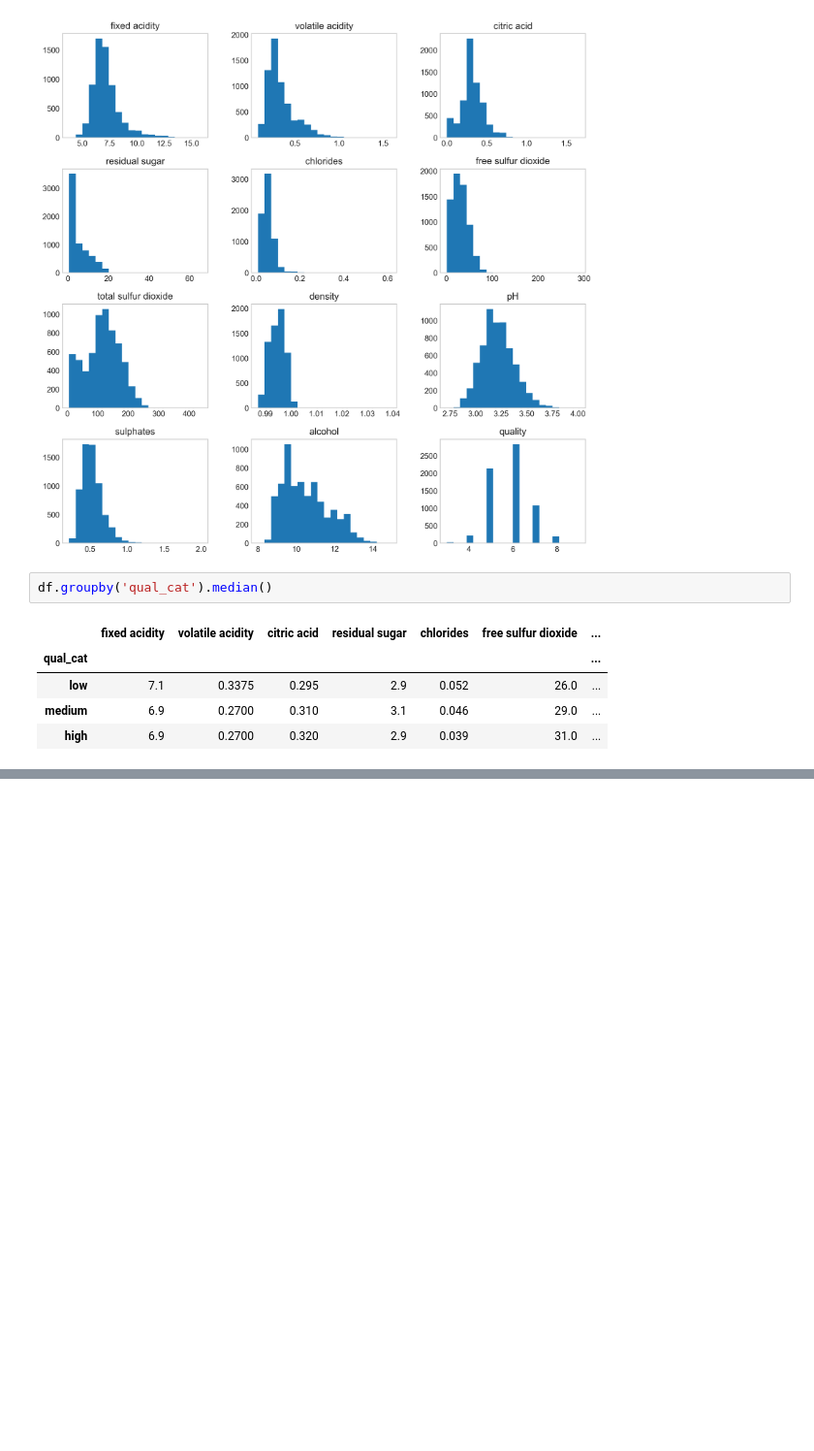
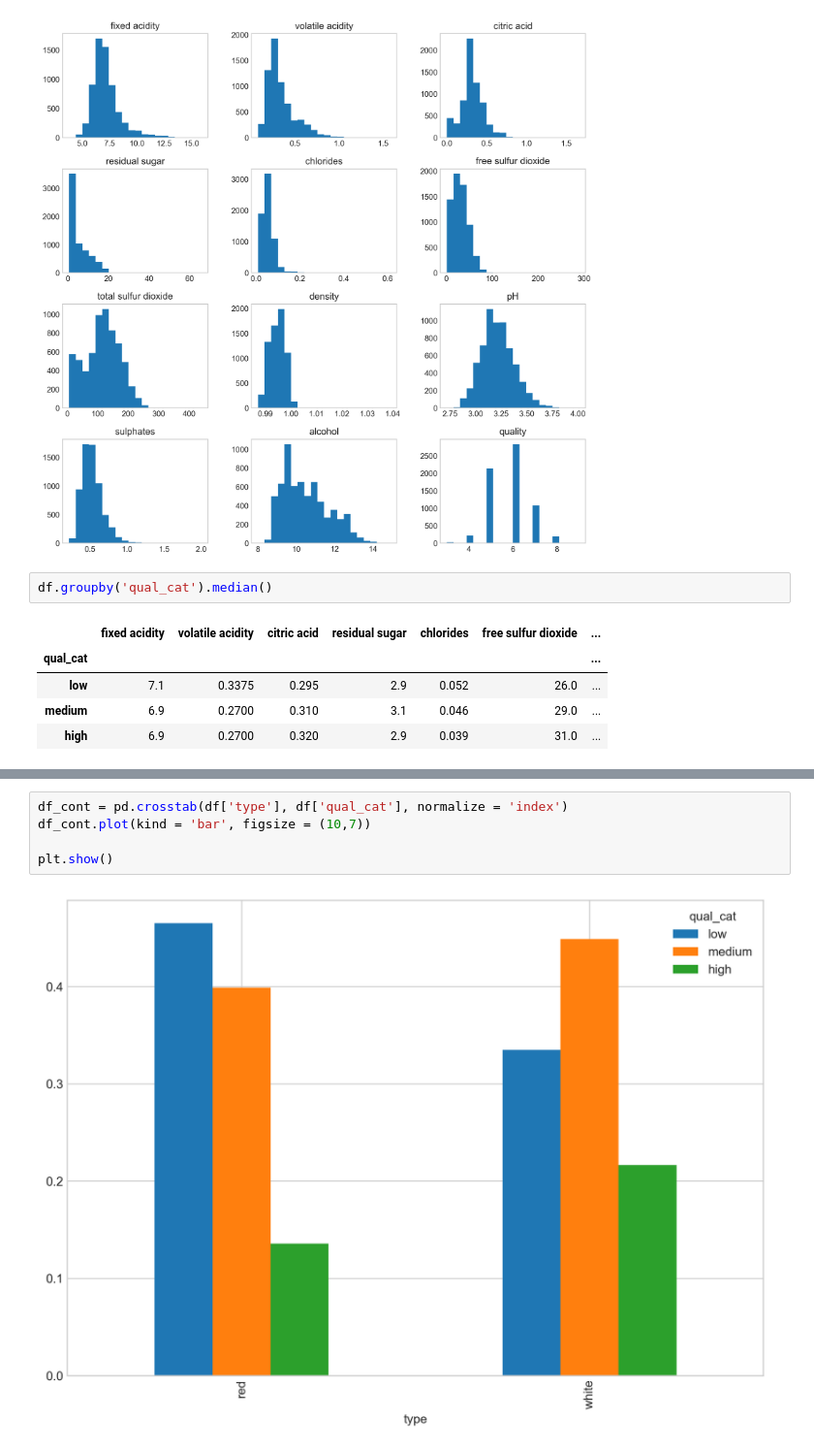
Before and after one commit to derevirn/hypothesis-test, a Jupyter notebook: hypothesis.ipynb, the cells around one changed output, grey strips where cells are left out. Shown: that part at 97% size. Drawn from its saved outputs; the diff is of its cells as text; blank space fills up the shorter version.

```diff
--- a/hypothesis.ipynb
+++ b/hypothesis.ipynb
@@ -65,0 +74,7 @@ pg.pairwise_tests(df, dv = dv, between = group, parametric = False)
+# %%
+df_cont = pd.crosstab(df['type'], df['qual_cat'], normalize = 'index')
+df_cont.plot(kind = 'bar', figsize = (10,7))
+
+plt.show()
+# %% [output]
+[figure, added]
```
Also changed, not shown: parts of 8 cells of this notebook, 3 other files.
